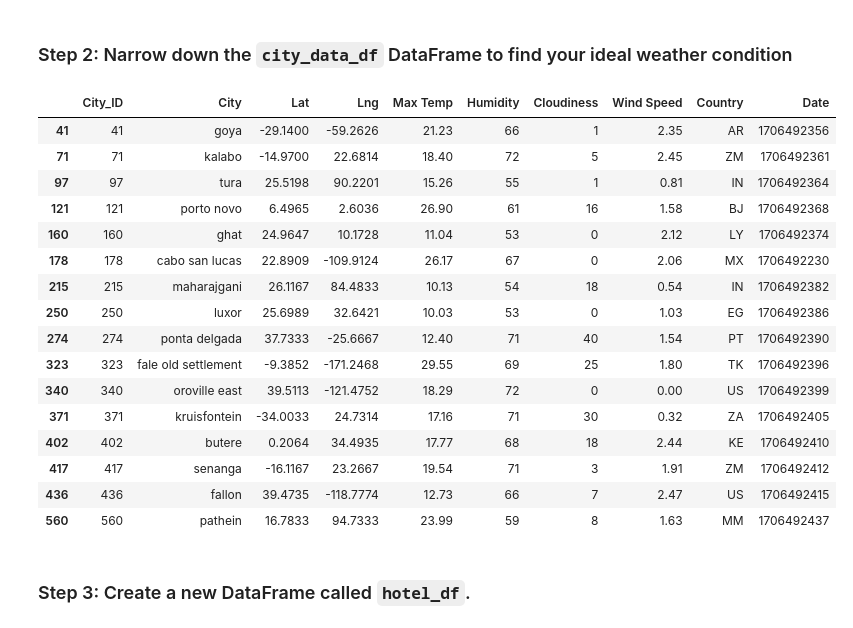
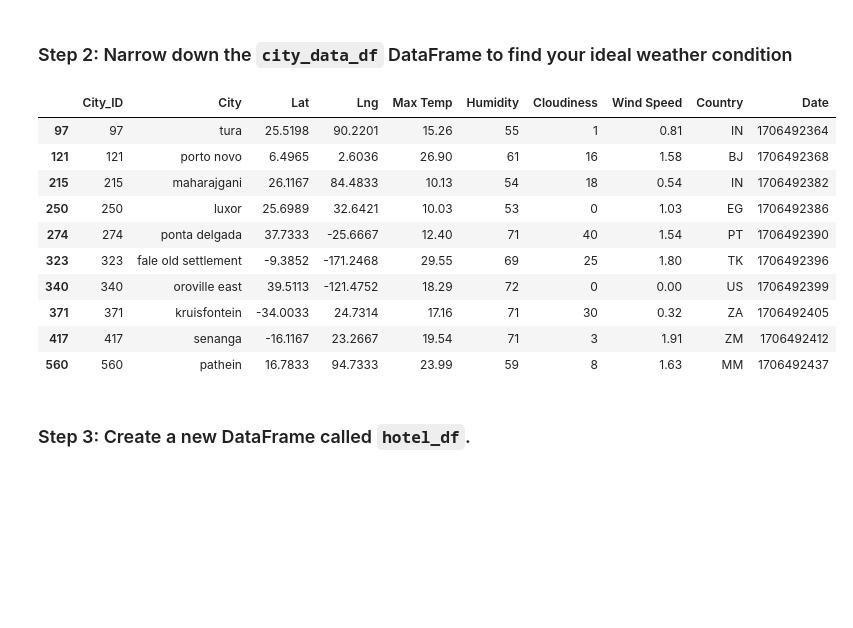
Before and after one commit to MissDysart/python-api-challenge, a Jupyter notebook: VacationPy.ipynb, the cells around one changed output. Saved outputs shown, nothing was run; the diff lists cells and outputs as text; code cells hidden in the pictures; blank space fills up the shorter version.

```diff
--- a/VacationPy.ipynb
+++ b/VacationPy.ipynb
@@ -56,33 +56,26 @@ city_map_plot
 ### Step 2: Narrow down the `city_data_df` DataFrame to find your ideal weather condition
 # %%
 # Narrow down cities that fit criteria and drop any results with null values
-# Ideal weather condition: 10 < m.temp < 35, and humidity between 40-75%
 ideal_cities = city_data_df.loc[(city_data_df["Max Temp"] < 30) & (city_data_df["Max Temp"] > 10) &
                                 (city_data_df["Humidity"] > 50) & (city_data_df["Humidity"] < 75) &
-                                (city_data_df["Cloudiness"] <= 50) & (city_data_df["Wind Speed"] < 2.5)]
+                                (city_data_df["Cloudiness"] <= 50) & (city_data_df["Wind Speed"] < 2)]
 
 # Drop any rows with null values
 ideal_cities = ideal_cities.dropna(how='any')
 
 # Display sample data
 ideal_cities
 # %% [output]
 |  | City_ID | City | Lat | Lng | Max Temp | Humidity | Cloudiness | Wind Speed | Country | Date |
-| 41 | 41 | goya | -29.1400 | -59.2626 | 21.23 | 66 | 1 | 2.35 | AR | 1706492356 |
-| 71 | 71 | kalabo | -14.9700 | 22.6814 | 18.40 | 72 | 5 | 2.45 | ZM | 1706492361 |
 | 97 | 97 | tura | 25.5198 | 90.2201 | 15.26 | 55 | 1 | 0.81 | IN | 1706492364 |
 | 121 | 121 | porto novo | 6.4965 | 2.6036 | 26.90 | 61 | 16 | 1.58 | BJ | 1706492368 |
-| 160 | 160 | ghat | 24.9647 | 10.1728 | 11.04 | 53 | 0 | 2.12 | LY | 1706492374 |
-| 178 | 178 | cabo san lucas | 22.8909 | -109.9124 | 26.17 | 67 | 0 | 2.06 | MX | 1706492230 |
 | 215 | 215 | maharajgani | 26.1167 | 84.4833 | 10.13 | 54 | 18 | 0.54 | IN | 1706492382 |
 | 250 | 250 | luxor | 25.6989 | 32.6421 | 10.03 | 53 | 0 | 1.03 | EG | 1706492386 |
 | 274 | 274 | ponta delgada | 37.7333 | -25.6667 | 12.40 | 71 | 40 | 1.54 | PT | 1706492390 |
 | 323 | 323 | fale old settlement | -9.3852 | -171.2468 | 29.55 | 69 | 25 | 1.80 | TK | 1706492396 |
 | 340 | 340 | oroville east | 39.5113 | -121.4752 | 18.29 | 72 | 0 | 0.00 | US | 1706492399 |
 | 371 | 371 | kruisfontein | -34.0033 | 24.7314 | 17.16 | 71 | 30 | 0.32 | ZA | 1706492405 |
-| 402 | 402 | butere | 0.2064 | 34.4935 | 17.77 | 68 | 18 | 2.44 | KE | 1706492410 |
 | 417 | 417 | senanga | -16.1167 | 23.2667 | 19.54 | 71 | 3 | 1.91 | ZM | 1706492412 |
-| 436 | 436 | fallon | 39.4735 | -118.7774 | 12.73 | 66 | 7 | 2.47 | US | 1706492415 |
 | 560 | 560 | pathein | 16.7833 | 94.7333 | 23.99 | 59 | 8 | 1.63 | MM | 1706492437 |
 # %% [markdown]
 ### Step 3: Create a new DataFrame called `hotel_df`.
```
Also changed, not shown: parts of 4 cells of this notebook, 2 other files.
